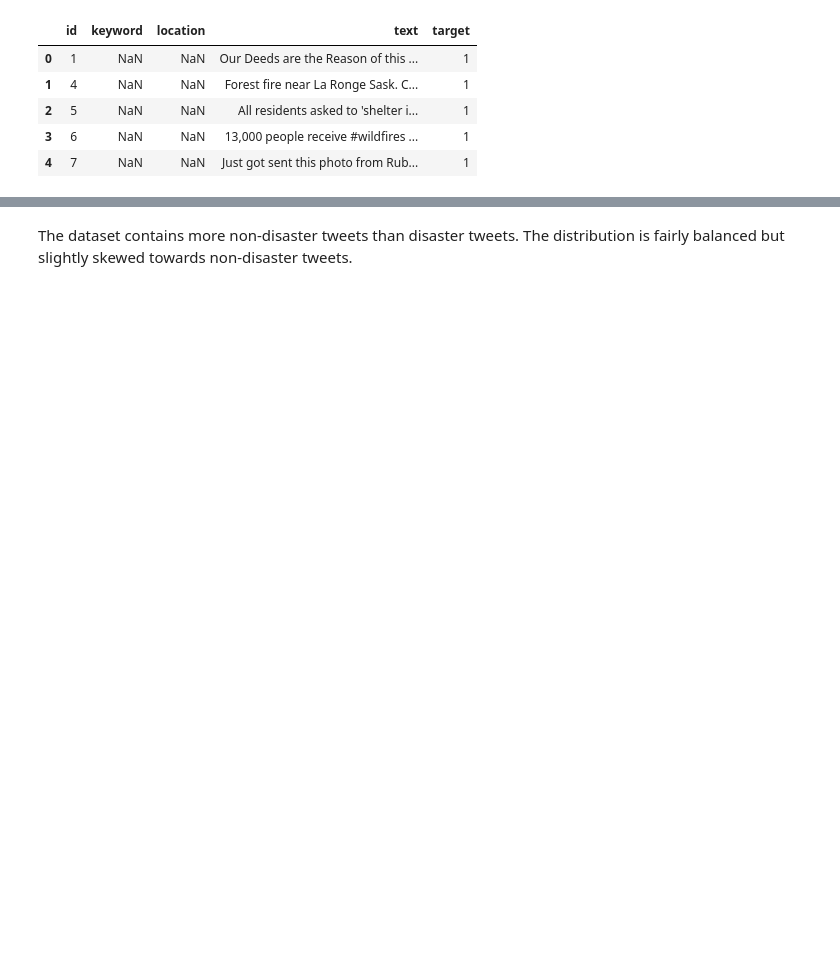
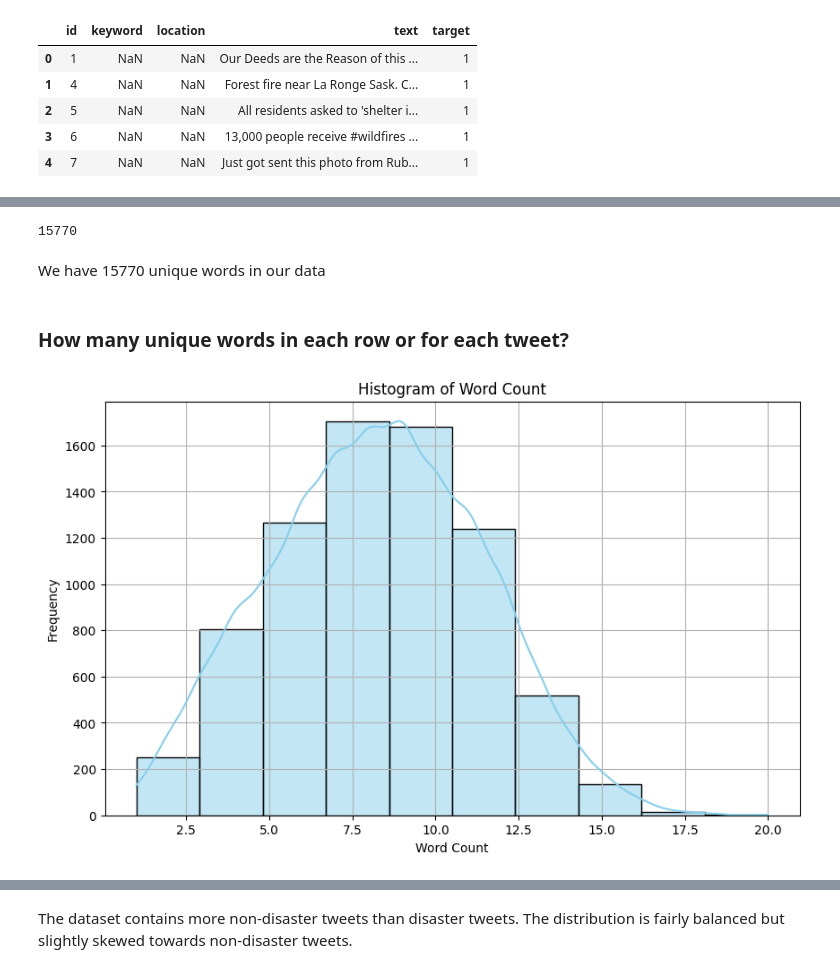
Before and after one commit to kkgh2024/Disaster_Tweet_Classification, a Jupyter notebook: Tweet_mini_project.ipynb, the cells around one changed output, grey strips where cells are left out. Saved outputs shown, nothing was run; the diff lists cells and outputs as text; code cells hidden in the pictures; blank space fills up the shorter version.

```diff
--- a/Tweet_mini_project.ipynb
+++ b/Tweet_mini_project.ipynb
@@ -165,0 +169,3 @@ Name: count, dtype: int64
+# %%
+# Remove duplicate rows based on 'text' column
+df_train = df_train.drop_duplicates(subset=['text'])
@@ -165,0 +268,23 @@ Name: count, dtype: int64
+# %%
+word_counts = {}
+for tweet_text in df_train['text']:
+
+        tokens = tokenize(tweet_text, tweet=True)
+        tokens = filterPartsOfSpeech(tokens, parts_of_speech=POS_TAGS)
+        tokens = removeLinks(tokens)
+        tokens = removeStopWords(tokens)
+        tokens = removePunctuation(tokens)
+        tokens = lemmatize(tokens)
+        tokens = removeSingleWords(tokens)
+        for word in tokens:
+            if word not in word_counts:
+                word_counts[word] = 0
+            word_counts[word] += 1
+# %%
+len(word_counts)
+# %% [output]
+15770
+# %% [markdown]
+We have 15770 unique words in our data
+# %% [markdown]
+### How many unique words in each row or for each tweet?
@@ -165,0 +307,11 @@ Name: count, dtype: int64
+# %%
+# Create histogram using Seaborn
+plt.figure(figsize=(10, 6))
+sns.histplot(data=df_train, x='word_count', bins=10, kde=True, color='skyblue')
+plt.title('Histogram of Word Count')
+plt.xlabel('Word Count')
+plt.ylabel('Frequency')
+plt.grid(True)
+plt.show()
+# %% [output]
+[figure, added]
```
Also changed, not shown: parts of 69 cells of this notebook.
